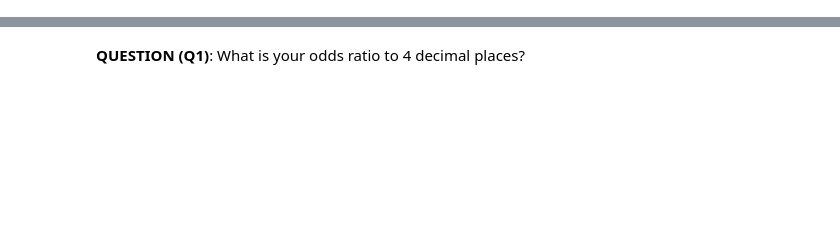
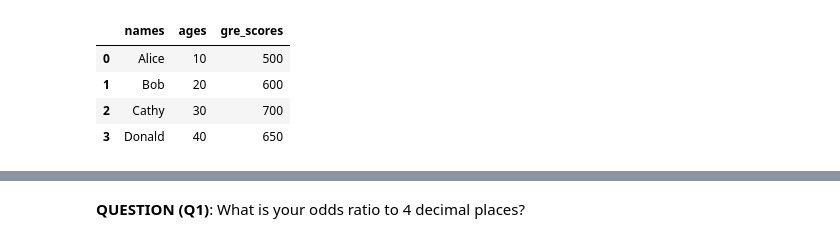
Before and after one commit to jonahpearl/TAD_python, a Jupyter notebook: notebooks/TAD_Week3_etASAdemo_ng_student.ipynb, the cells around one changed output, grey strips where cells are left out. Saved outputs shown, nothing was run; the diff lists cells and outputs as text; code cells hidden in the pictures; blank space fills up the shorter version.

```diff
--- a/notebooks/TAD_Week3_etASAdemo_ng_student.ipynb
+++ b/notebooks/TAD_Week3_etASAdemo_ng_student.ipynb
@@ -78,0 +95,13 @@ n_total = n_rx + n_ctrl
+# %%
+# Generate some fake data
+names = ['Alice', 'Bob', 'Cathy', 'Donald']
+ages = [10, 20, 30, 40]
+gre_scores = [500, 600, 700, 650]
+df = pd.DataFrame({'names': names, 'ages': ages, 'gre_scores': gre_scores})
+df.head()  # .head() shows the first 5 rows of a DataFrame
+# %% [output]
+|  | names | ages | gre_scores |
+| 0 | Alice | 10 | 500 |
+| 1 | Bob | 20 | 600 |
+| 2 | Cathy | 30 | 700 |
+| 3 | Donald | 40 | 650 |
```
Also changed, not shown: parts of 44 cells of this notebook.
